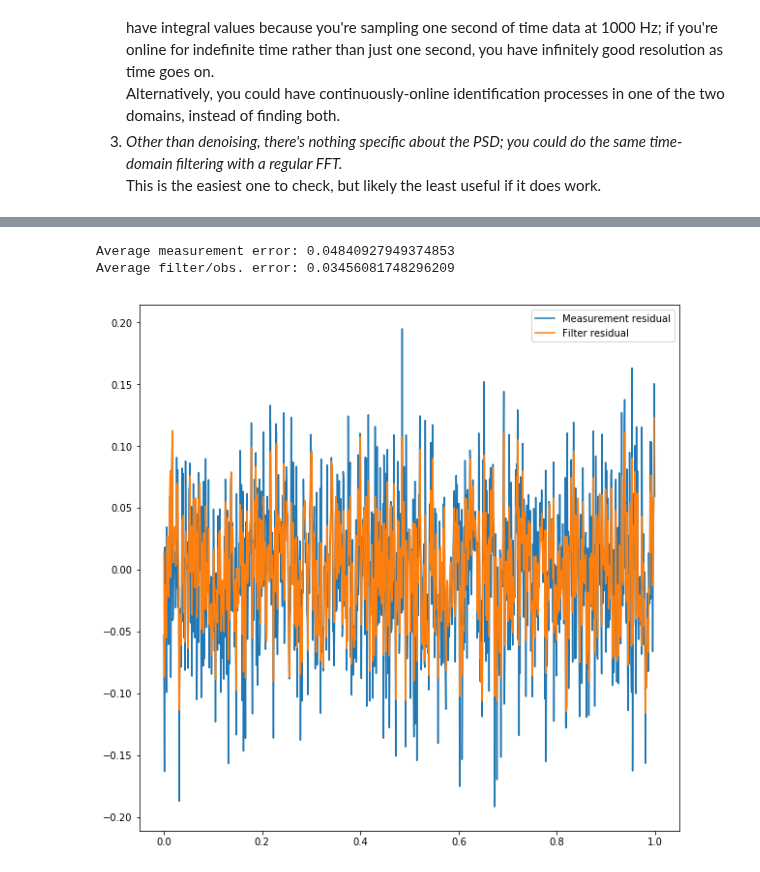
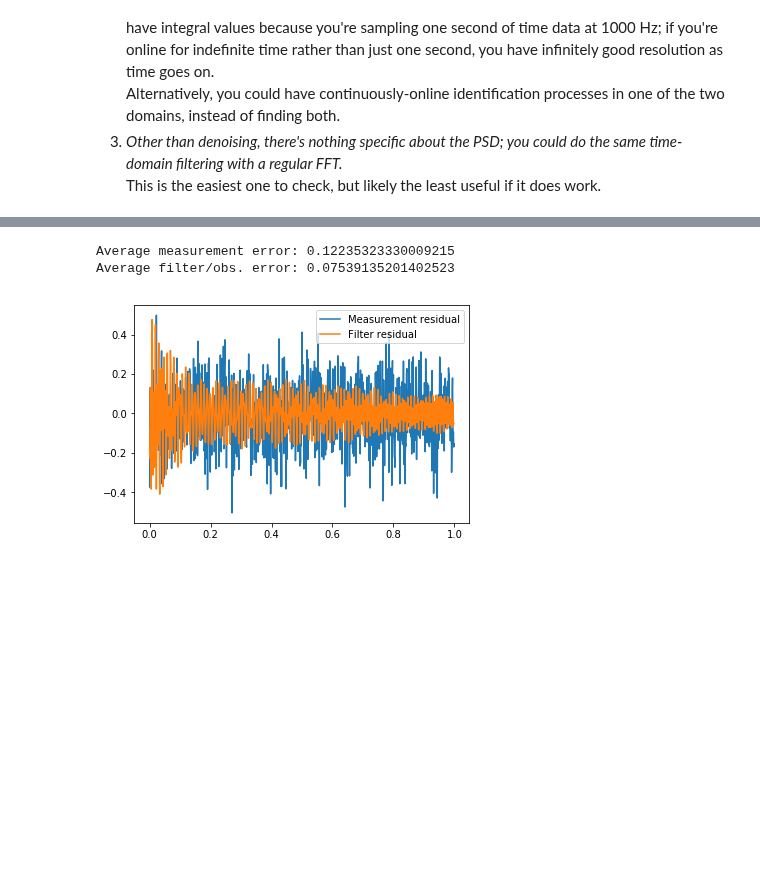
Before and after one commit to aditya-sengupta/tip-tilt-control, a Jupyter notebook: tip-tilt/sysid_alternate.ipynb, the cells around one changed output, grey strips where cells are left out. Cells and saved outputs as stored; diff of their text form; code cells hidden in the pictures; blank space fills up the shorter version.

Commit message:
Off by 0.5 error

```diff
--- a/tip-tilt/sysid_alternate.ipynb
+++ b/tip-tilt/sysid_alternate.ipynb
@@ -16,12 +16,12 @@ import itertools
 
 f_sampling = 1000 # Hz
 f_1 = f_sampling/60 # lowest possible frequency of a vibration mode
-f_2 = f_sampling/30 # highest possible frequency of a vibration mode
+f_2 = f_sampling/3 # highest possible frequency of a vibration mode
 f_w = f_sampling/3 # frequency above which measurement noise dominates
 N_vib_app = 2 # number of vibration modes being applied
 N_vib_max = 2 # number of vibration modes to be detected
 energy_cutoff = 1e-8 # proportion of total energy after which PSD curve fit ends
-measurement_noise = 0.06 # milliarcseconds; pulled from previous notebook
+measurement_noise = 0.15 # milliarcseconds; pulled from previous notebook
 time_id = 1 # timescale over which sysid runs. Pulled from Meimon 2010's suggested 1 Hz sysid frequency.
 times = np.arange(0, time_id, 1/f_sampling) # array of times to operate on
 # %% [markdown]
@@ -186,18 +186,13 @@ def vibe_fit_time(pos):
         A, f, k, p, sd = optimize.minimize(time_ll, par0, method='Nelder-Mead').x
         params[i] = [A, f, k, p]
         variances[i] = sd**2
-        plt.plot(times, posc)
-        plt.show()
         posc -= damped_harmonic(params[i])
         i += 1
-
-    plt.plot(times, posc)
-    plt.show()
 
     return params, variances
 
 
-def vibe_fit(freqs, psd):
+def vibe_fit_freq(freqs, psd):
     # takes in the frequency axis for a PSD, and the PSD.
     # returns a 4xN np array with fit parameters, and a 1xN np array with variances.
     par0 = [0.5, 1e-4, np.pi, 0.2]
@@ -307,9 +302,9 @@ def kfilter(params, variances, measurements):
         damped_derivative(params[i])]
         for i in range(STATE_SIZE//2)])))
     H = make_measurement_matrix(STATE_SIZE)
-    P = np.zeros((STATE_SIZE, STATE_SIZE))
     Q = make_process_noise(variances)
     R = measurement_noise * np.identity(1)
+    P = np.zeros((STATE_SIZE, STATE_SIZE))
     k = 0
     pos_r = np.zeros(int(f_sampling * time_id))
     while k < time_id * f_sampling:
@@ -340,3 +326,9 @@ print(params)
+# %%
+freqs, psd = get_psd(pos_noisy)
+psd = noise_filter(freqs, psd)
+params_f, variances_f = vibe_fit_freq(freqs, psd)
+params = params_f
+variances = variances_f
 # %%
 pos_r = simulate(params)
 plt.figure(figsize=(10,10))
@@ -354,6 +346,8 @@ plt.figure(figsize=(10,10))
 #plt.plot(times, pos_noisy, label='Measurements')
 plt.plot(times, pos, label='True')
 plt.plot(times, pos_k, label='Filtered')
+delay = 1
+plt.plot(times[delay:], pos[:len(pos)-delay] - pos_k[delay:], label='Residual')
 plt.legend()
 # %% [output]
 <matplotlib.legend.Legend at 0x...>
@@ -361,12 +355,12 @@ plt.legend()
 # %%
-plt.figure(figsize=(10,10))
+plt.figure(figsize=(6,4))
 plt.plot(times, pos - pos_noisy, label='Measurement residual')
-plt.plot(times[:-1], pos[:-1] - pos_k[1:], label='Filter residual')
+plt.plot(times[:len(times)-delay], pos[:len(pos)-delay] - pos_k[delay:], label='Filter residual')
 plt.legend()
 
 print("Average measurement error:", np.mean(np.abs(pos - pos_noisy)))
-print("Average filter/obs. error:", np.mean(np.abs(pos[:-1] - pos_k[1:])))
+print("Average filter/obs. error:", np.mean(np.abs(pos[:len(pos)-delay] - pos_k[delay:])))
 # %% [output]
-Average measurement error: 0.04840927949374853
-Average filter/obs. error: 0.03456081748296209
+Average measurement error: 0.12235323330009215
+Average filter/obs. error: 0.07539135201402523
-[figure, old version]
+[figure, new version]
```
Also changed, not shown: parts of 4 cells of this notebook.
